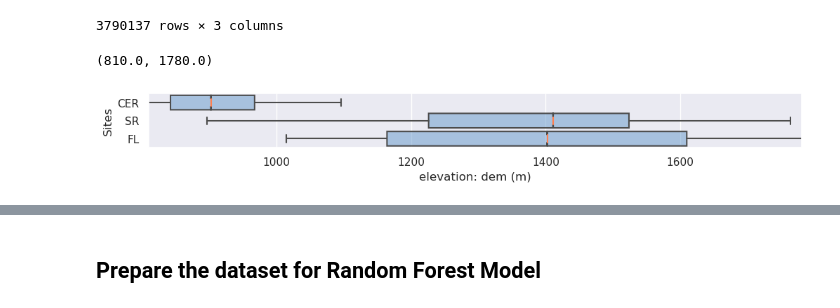
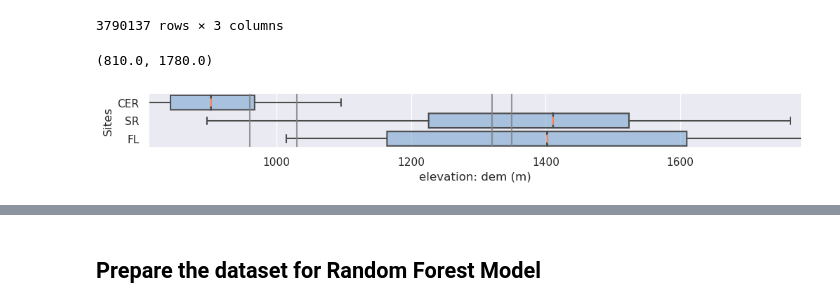
Before and after one commit to cassielumbrazo/NCALM_raster_analysis, a Jupyter notebook: random_forest/AllSites_RandomForest_4.ipynb, the cells around one changed output, grey strips where cells are left out. Drawn from its saved outputs; the diff is of its cells as text; code cells hidden in the pictures.

```diff
--- a/random_forest/AllSites_RandomForest_4.ipynb
+++ b/random_forest/AllSites_RandomForest_4.ipynb
@@ -222,0 +223,21 @@ plt.xlim([810, 1780])
+# %%
+plt.rcParams['figure.figsize'] = [12,3] #overriding size
+sns.histplot(data=df['dem'], bins=150)
+
+# the range we are going with, less than 960, between 1030-1320, and greater than 1350
+
+# Setting lines at the split values based on the PP
+plt.axvline(x=960,  color='grey', alpha=.8) # trying this range
+plt.axvline(x=1030, color='grey', alpha=.8) # trying this range
+
+plt.axvline(x=1320,  color='grey', alpha=.8) # trying this range
+plt.axvline(x=1350,  color='grey', alpha=.8) # trying this range
+
+# color50 = 'lightblue'
+# plt.axvspan(0,960, alpha=.2, color=color50)        # low zone
+# plt.axvspan(1030, 1320, alpha=.2, color=color50)   # mid zone
+# plt.axvspan(1350,2500,  alpha=.2, color=color50)    # high zone
+
+plt.title('All NCALM Sites: CER, SR, and FL')
+plt.xlabel('elevation: dem (m)')
+plt.xlim([810, 1780])
@@ -244,17 +268,24 @@ df_elevation
 # %%
 plt.rcParams['figure.figsize'] = [12,1] #overriding size
 
 
 sns.boxplot(data=df_elevation, orient='h',
             notch=True, showcaps=True,
             flierprops={"marker": "x"},
             boxprops={"facecolor": (.4, .6, .8, .5)},
             medianprops={"color": "coral"})
 
+# Setting lines at the split values based on the PP
+plt.axvline(x=960,  color='grey', alpha=.8) # trying this range
+plt.axvline(x=1030, color='grey', alpha=.8) # trying this range
+
+plt.axvline(x=1320,  color='grey', alpha=.8) # trying this range
+plt.axvline(x=1350,  color='grey', alpha=.8) # trying this range
+
 # plt.title('All NCALM Sites: CER, SR, and FL')
 plt.xlabel('elevation: dem (m)')
 plt.ylabel('Sites')
 plt.xlim([810, 1780])
 # %% [output]
 (810.0, 1780.0)
-[figure, old version]
+[figure, new version]
```
Also changed, not shown: parts of 10 cells of this notebook, 3 other files.
